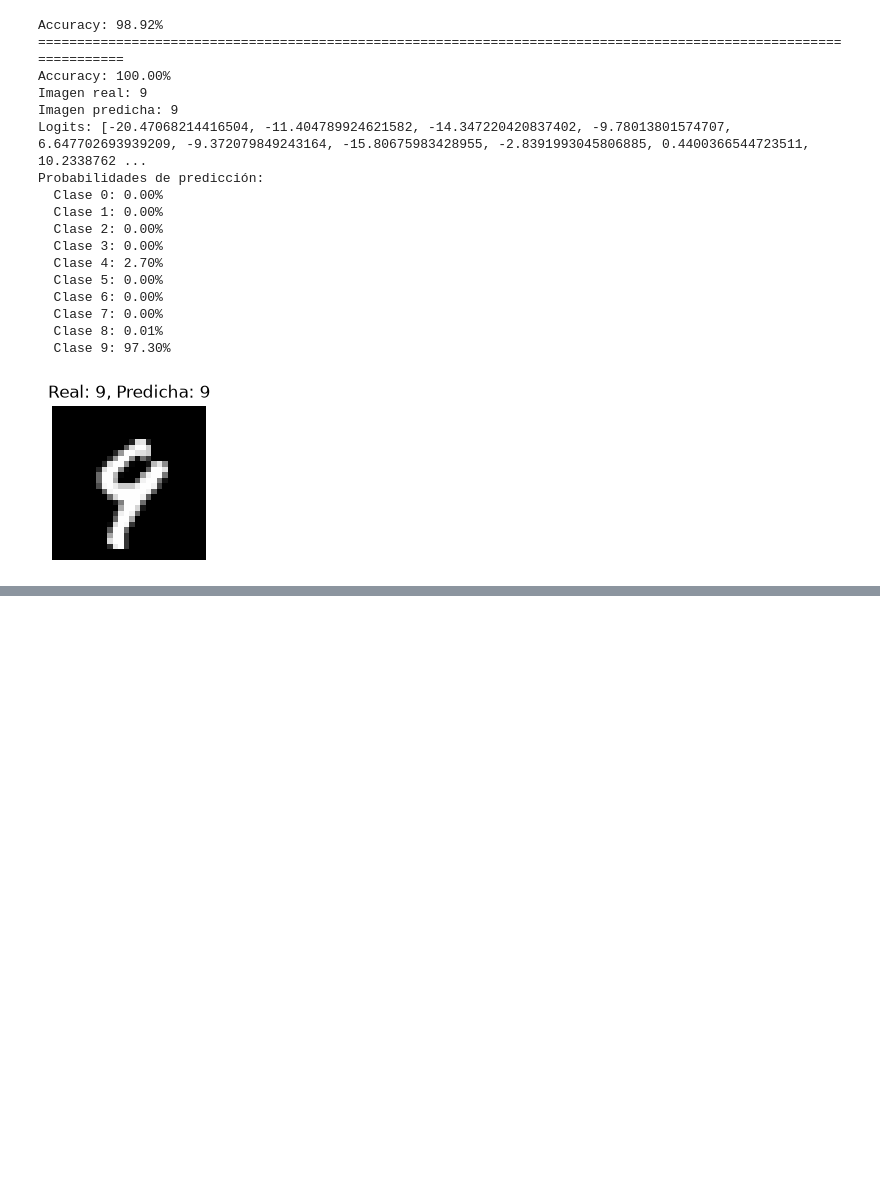
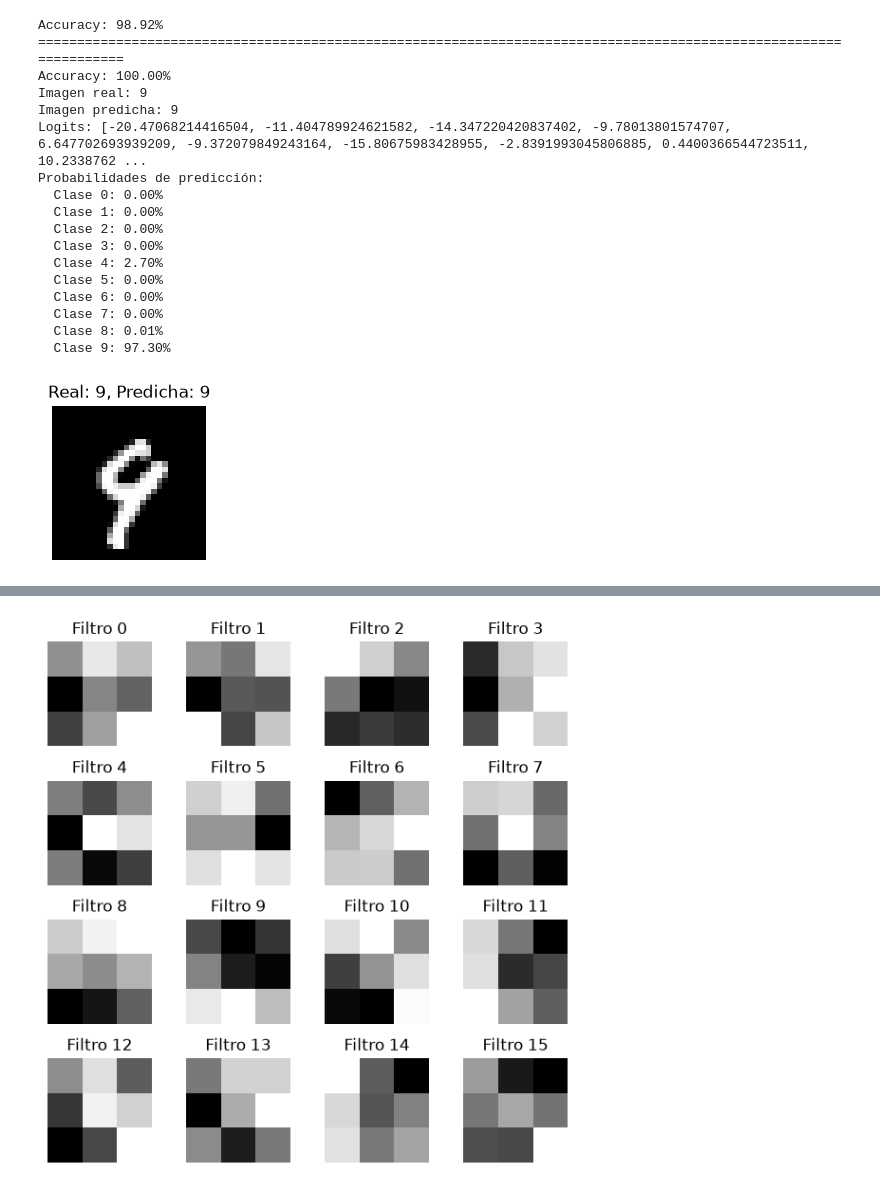
Before and after one commit to ramalv04/Neural-Networks-Learning, a Jupyter notebook: 03-MNIST-CNN/03_cnn_mnist.ipynb, the cells around one changed output, grey strips where cells are left out. Cells and saved outputs as stored; diff of their text form; code cells hidden in the pictures; blank space fills up the shorter version.

```diff
--- a/03-MNIST-CNN/03_cnn_mnist.ipynb
+++ b/03-MNIST-CNN/03_cnn_mnist.ipynb
@@ -201,0 +268,15 @@ Probabilidades de predicción:
+# %%
+filters = model[0].weight.data
+# print(filters.shape)
+
+fig, axes = plt.subplots(4,4, figsize=(6,6))
+
+for i, ax in enumerate(axes.flat):
+    ax.imshow(filters[i,0].cpu(), cmap="gray")
+    ax.set_title(f"Filtro {i}")
+    ax.axis("off")
+
+plt.tight_layout()
+plt.show()
+# %% [output]
+[figure, added]
```
Also changed, not shown: parts of 6 cells of this notebook, 4 other files.
